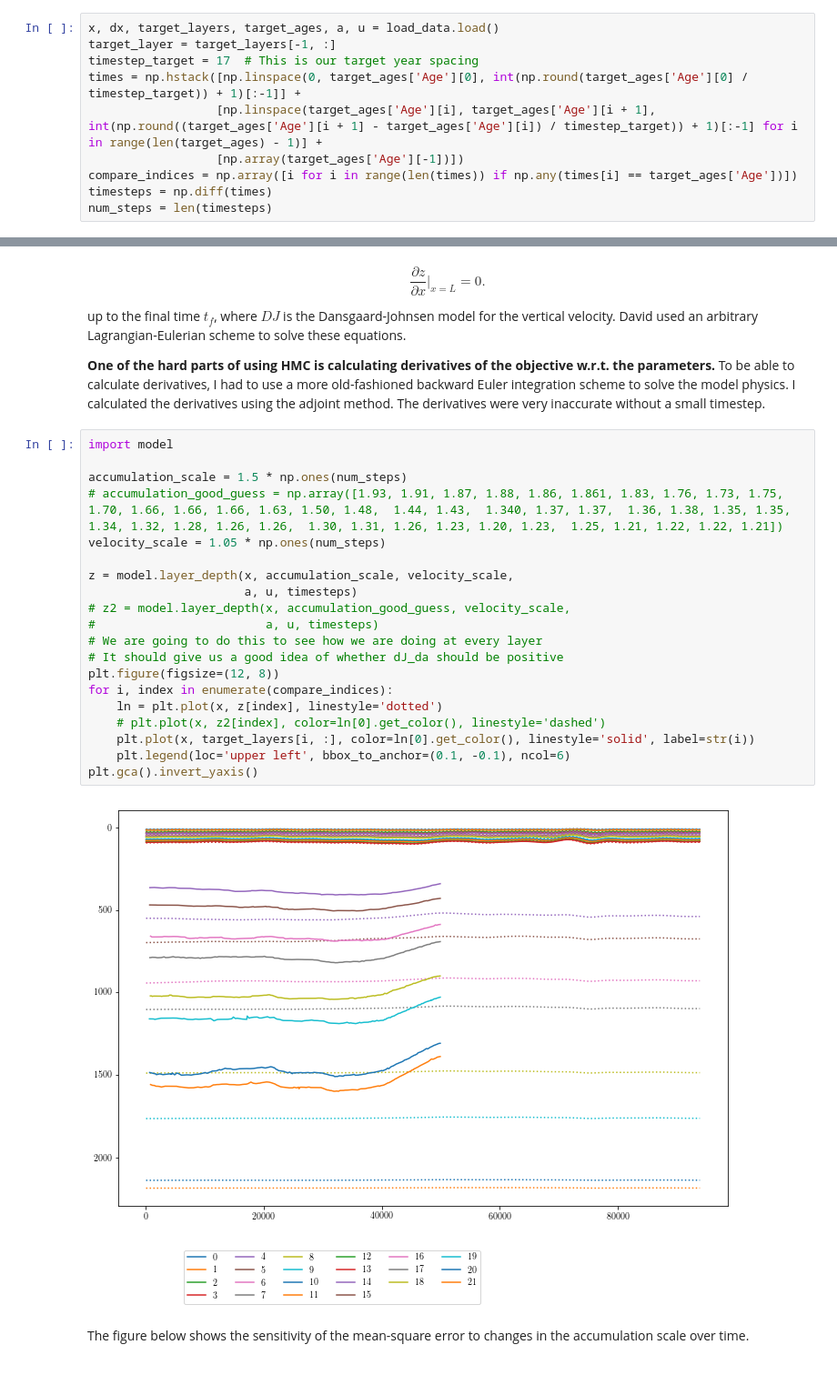
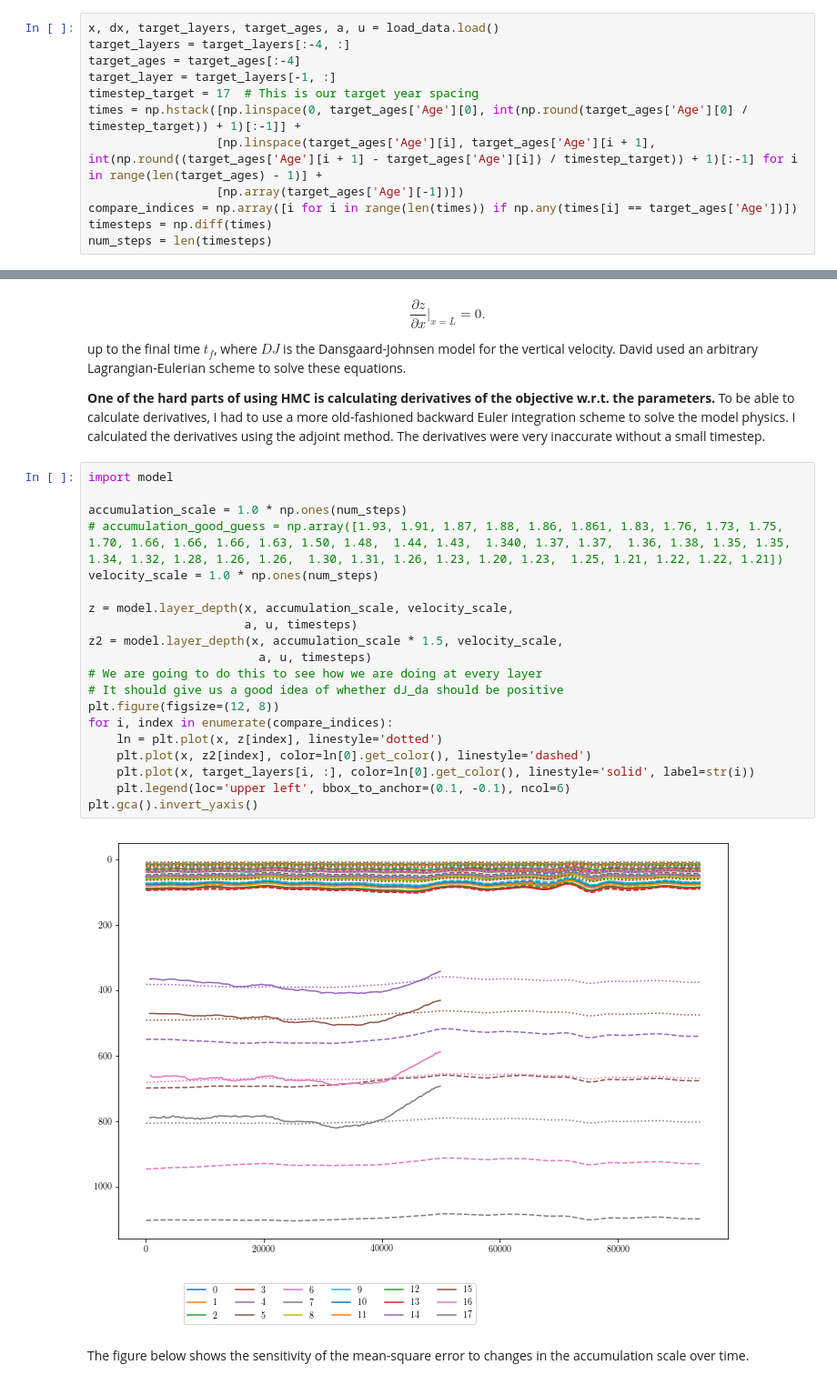
Before and after one commit to dlilien/glaciology-seminar-2018-10-16, a Jupyter notebook: hmc.ipynb, the cells around one changed output, grey strips where cells are left out. Shown at 91% size. Drawn from its saved outputs; the diff is of its cells as text.

```diff
--- a/hmc.ipynb
+++ b/hmc.ipynb
@@ -87,6 +87,8 @@ Let's try and apply this to David's data from last week.
 We're going to do a little more cleaning up to remove duplicate points.
 # %%
 x, dx, target_layers, target_ages, a, u = load_data.load()
+target_layers = target_layers[:-4, :]
+target_ages = target_ages[:-4]
 target_layer = target_layers[-1, :]
 timestep_target = 17  # This is our target year spacing
 times = np.hstack([np.linspace(0, target_ages['Age'][0], int(np.round(target_ages['Age'][0] / timestep_target)) + 1)[:-1]] +
@@ -112,25 +114,25 @@ The derivatives were very inaccurate without a small timestep.
 # %%
 import model
 
-accumulation_scale = 1.5 * np.ones(num_steps)
+accumulation_scale = 1.0 * np.ones(num_steps)
 # accumulation_good_guess = np.array([1.93, 1.91, 1.87, 1.88, 1.86, 1.861, 1.83, 1.76, 1.73, 1.75, 1.70, 1.66, 1.66, 1.66, 1.63, 1.50, 1.48,  1.44, 1.43,  1.340, 1.37, 1.37,  1.36, 1.38, 1.35, 1.35, 1.34, 1.32, 1.28, 1.26, 1.26,  1.30, 1.31, 1.26, 1.23, 1.20, 1.23,  1.25, 1.21, 1.22, 1.22, 1.21])
-velocity_scale = 1.05 * np.ones(num_steps)
+velocity_scale = 1.0 * np.ones(num_steps)
 
 z = model.layer_depth(x, accumulation_scale, velocity_scale,
                       a, u, timesteps)
-# z2 = model.layer_depth(x, accumulation_good_guess, velocity_scale,
-#                        a, u, timesteps)
+z2 = model.layer_depth(x, accumulation_scale * 1.5, velocity_scale,
+                        a, u, timesteps)
 # We are going to do this to see how we are doing at every layer
 # It should give us a good idea of whether dJ_da should be positive
 plt.figure(figsize=(12, 8))
 for i, index in enumerate(compare_indices):
     ln = plt.plot(x, z[index], linestyle='dotted')
-    # plt.plot(x, z2[index], color=ln[0].get_color(), linestyle='dashed')
+    plt.plot(x, z2[index], color=ln[0].get_color(), linestyle='dashed')
     plt.plot(x, target_layers[i, :], color=ln[0].get_color(), linestyle='solid', label=str(i))
     plt.legend(loc='upper left', bbox_to_anchor=(0.1, -0.1), ncol=6)
 plt.gca().invert_yaxis()
 # %% [output]
-[figure, old version]
+[figure, new version]
 # %% [markdown]
 The figure below shows the sensitivity of the mean-square error to changes in the accumulation scale over time.
 # %%
```
Also changed, not shown: parts of 11 cells of this notebook, 4 other files.
